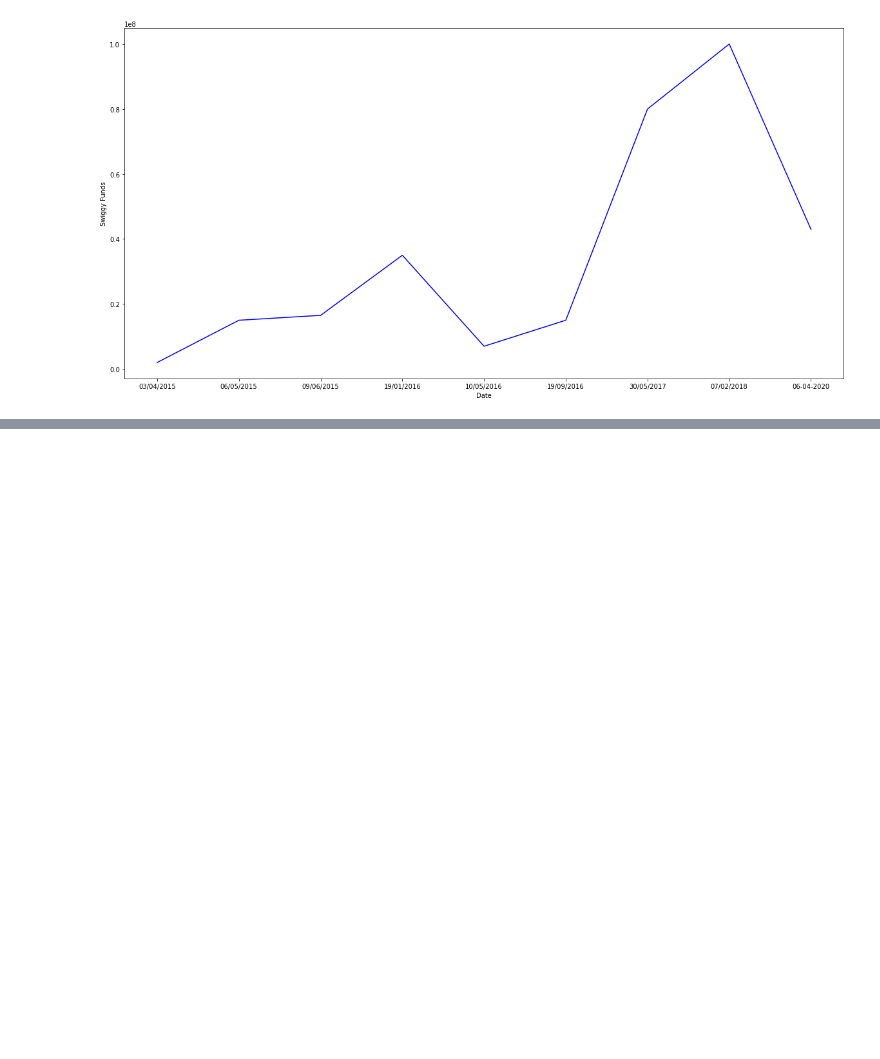
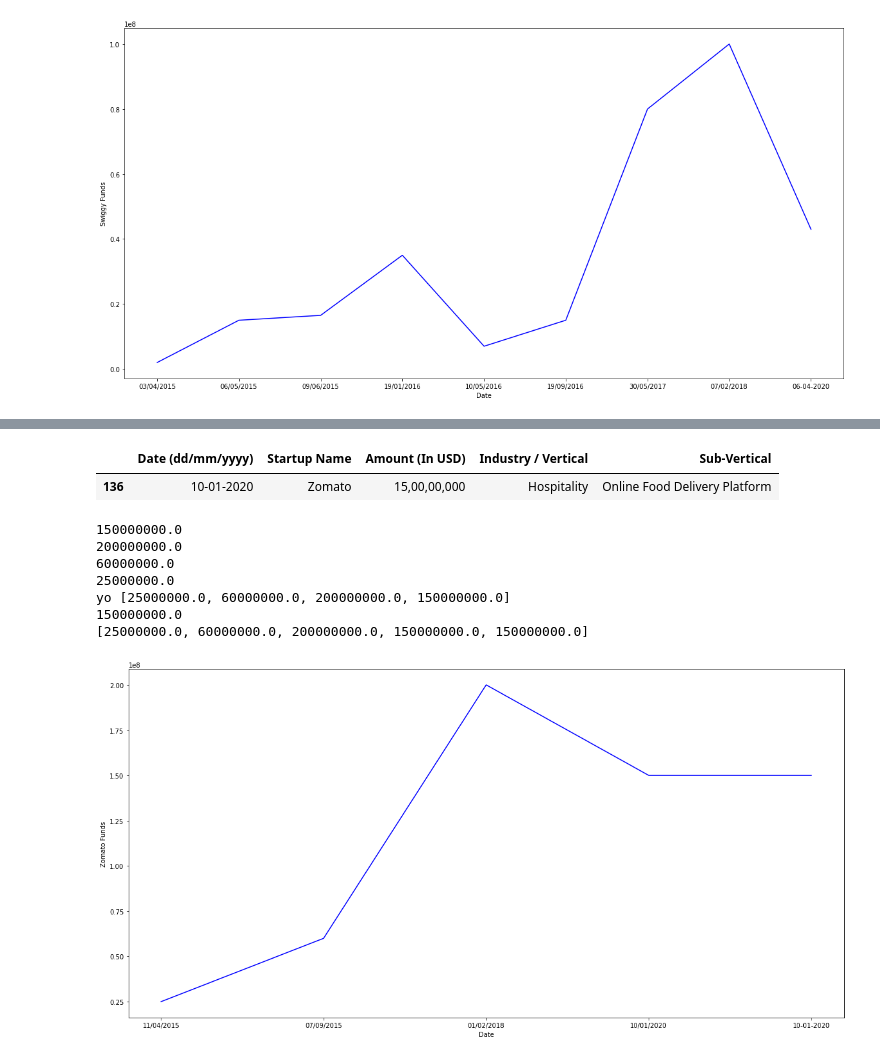
Before and after one commit to rahul9115/internship, a Jupyter notebook: analysis.ipynb, the cells around one changed output, grey strips where cells are left out. Cells and saved outputs as stored; diff of their text form; code cells hidden in the pictures; blank space fills up the shorter version.

```diff
--- a/analysis.ipynb
+++ b/analysis.ipynb
@@ -154,3 +166,8 @@ yo [2000000.0, 15000000.0, 16500000.0, 35000000.0, 7000000.0, 15000000.0, 800000
 43000000.0
 [2000000.0, 15000000.0, 16500000.0, 35000000.0, 7000000.0, 15000000.0, 80000000.0, 100000000.0, 43000000.0]
 [figure]
+# %%
+df=pd.read_csv('startup_funding.csv')
+df.dropna()
+cdf=df.loc[df['Startup Name']=='Zomato']
+cdf[['Date dd/mm/yyyy','Startup Name','Amount in USD','Industry Vertical','SubVertical']]
@@ -156,0 +180,58 @@ yo [2000000.0, 15000000.0, 16500000.0, 35000000.0, 7000000.0, 15000000.0, 800000
+# %%
+df=pd.read_csv('merge.csv')
+df=df.dropna()
+cdf1=df.loc[df['Startup Name']=='Zomato']
+cdf1[['Date (dd/mm/yyyy)','Startup Name','Amount (In USD)','Industry / Vertical','Sub-Vertical']]
+# %% [output]
+|  | Date (dd/mm/yyyy) | Startup Name | Amount (In USD) | Industry / Vertical | Sub-Vertical |
+| 136 | 10-01-2020 | Zomato | 15,00,00,000 | Hospitality | Online Food Delivery Platform |
+# %%
+x1=cdf1['Date (dd/mm/yyyy)'].values
+y1=cdf1['Amount (In USD)'].values
+x=cdf['Date dd/mm/yyyy'].values
+y=cdf['Amount in USD'].values
+amount=''
+z=[]
+x2=[]
+for i in y:
+    for j in i:
+        if j==",":
+            continue
+        else:
+            amount=amount+j
+    i=float(amount)
+    print(i)
+    z.append(i)
+    amount=''
+z.reverse()
+print("yo",z)
+for i in y1:
+    for j in i:
+        if j==",":
+            continue
+        else:
+            amount=amount+j
+    i=float(amount)
+    print(i)
+    z.append(i)
+    amount=''
+for i in x:
+    x2.append(i)
+x2.reverse()
+for i in x1:
+    x2.append(i)
+print(z)
+plt.figure(figsize=(20,10))
+plt.plot(x2,z,color="blue")
+plt.xlabel('Date')
+plt.ylabel('Zomato Funds')
+plt.show()
+# %% [output]
+150000000.0
+200000000.0
+60000000.0
+25000000.0
+yo [25000000.0, 60000000.0, 200000000.0, 150000000.0]
+150000000.0
+[25000000.0, 60000000.0, 200000000.0, 150000000.0, 150000000.0]
+[figure, added]
```
Also changed, not shown: parts of 6 cells of this notebook.
